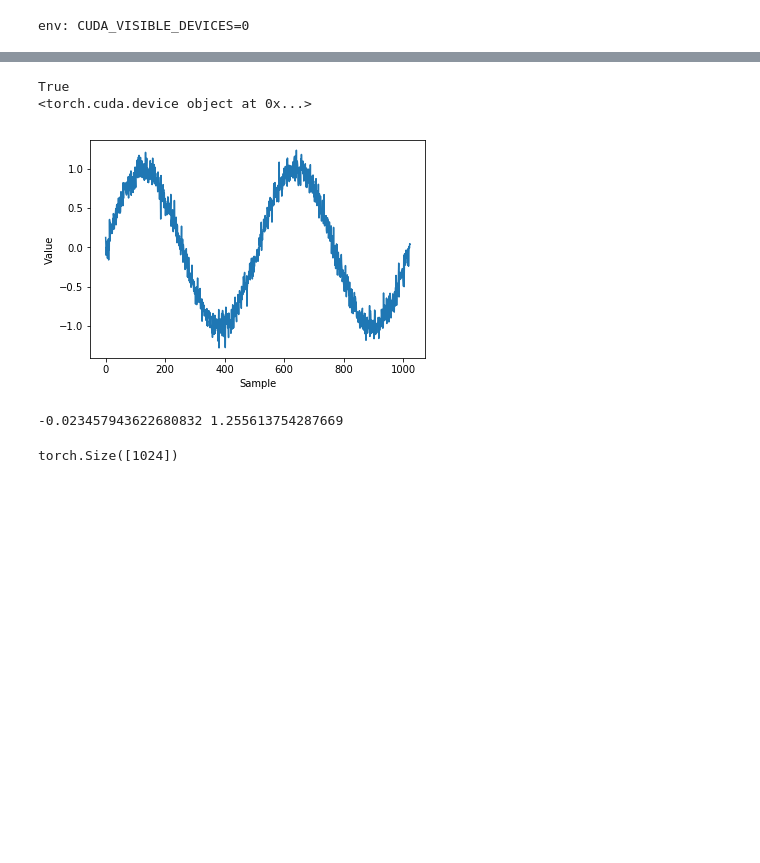
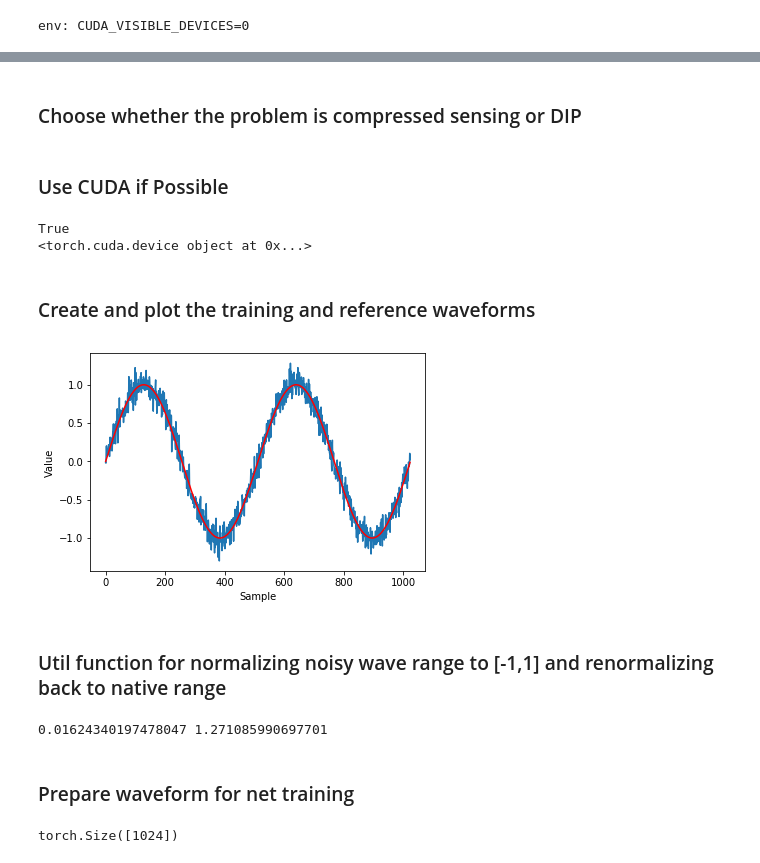
Before and after one commit to Sriram-Ravula/Sine_DIP, a Jupyter notebook: SineWave-DIP.ipynb, the cells around one changed output, grey strips where cells are left out. Drawn from its saved outputs; the diff is of its cells as text; code cells hidden in the pictures; blank space fills up the shorter version.

Commit message:
Cleaned up, plotted denoised reference wave

```diff
--- a/SineWave-DIP.ipynb
+++ b/SineWave-DIP.ipynb
@@ -51,0 +48,2 @@ else:
+# %% [markdown]
+### Choose whether the problem is compressed sensing or DIP
@@ -52,3 +57,5 @@ else:
+# %% [markdown]
+### Use CUDA if Possible
 # %%
 CUDA = torch.cuda.is_available()
 print(CUDA)
@@ -63,28 +70,36 @@ else:
 # %% [output]
 True
 <torch.cuda.device object at 0x...>
+# %% [markdown]
+### Create and plot the training and reference waveforms
 # %%
 #Produces a sinusoid with optional additive gaussian noise distributed (mean, std)
 def get_sinusoid(num_samples, num_periods, noisy=True, std=0.1, mean=0):
 
     Fs = num_samples
     x = np.arange(num_samples)
 
     y = np.sin(2*np.pi * num_periods * x / Fs)
 
     if noisy:
         y += (std * np.random.randn(num_samples)) + mean
 
     return y
 
+#create noisy (training) and de-noised (reference) waveforms
 y0 = get_sinusoid(num_samples = WAVE_SIZE, num_periods = WAVE_PERIODS, noisy=True)
+y0_denoised = get_sinusoid(num_samples = WAVE_SIZE, num_periods = WAVE_PERIODS, noisy=False)
 
+#Plot both noisy (blue) and denoised (red) waveforms
 plt.plot(np.arange(1024), y0)
+plt.plot(np.arange(1024), y0_denoised, color='r')
 plt.xlabel("Sample")
 plt.ylabel("Value")
 plt.show()
 # %% [output]
-[figure, old version]
+[figure, new version]
+# %% [markdown]
+### Util function for normalizing noisy wave range to [-1,1] and renormalizing back to native range
 # %%
 #ugly solution for maintaining wave's original image stats for normalization/renormalization
 #normalization maps wave's range: [a,b] --> [-1,1], renormalization reverses this
@@ -95,18 +110,20 @@ def get_stats(x):
     sigma = (b-a)/2.0
     return [mu, sigma]
 
-mu = get_stats(y0)[0]
-sigma = get_stats(y0)[1]
+MU = get_stats(y0)[0]
+SIGMA = get_stats(y0)[1]
 
 def normalise(x):
-    return (x-mu)/sigma
+    return (x-MU)/SIGMA
 
 def renormalise(x):
-    return x*sigma + mu
+    return x*SIGMA + MU
 
 print(mu, sigma)
 # %% [output]
--0.023457943622680832 1.255613754287669
+0.01624340197478047 1.271085990697701
+# %% [markdown]
+### Prepare waveform for net training
 # %%
 #convert array to tensor and normalise to [-1,1] for net's activation functions
 
```
Also changed, not shown: parts of 14 cells of this notebook.
